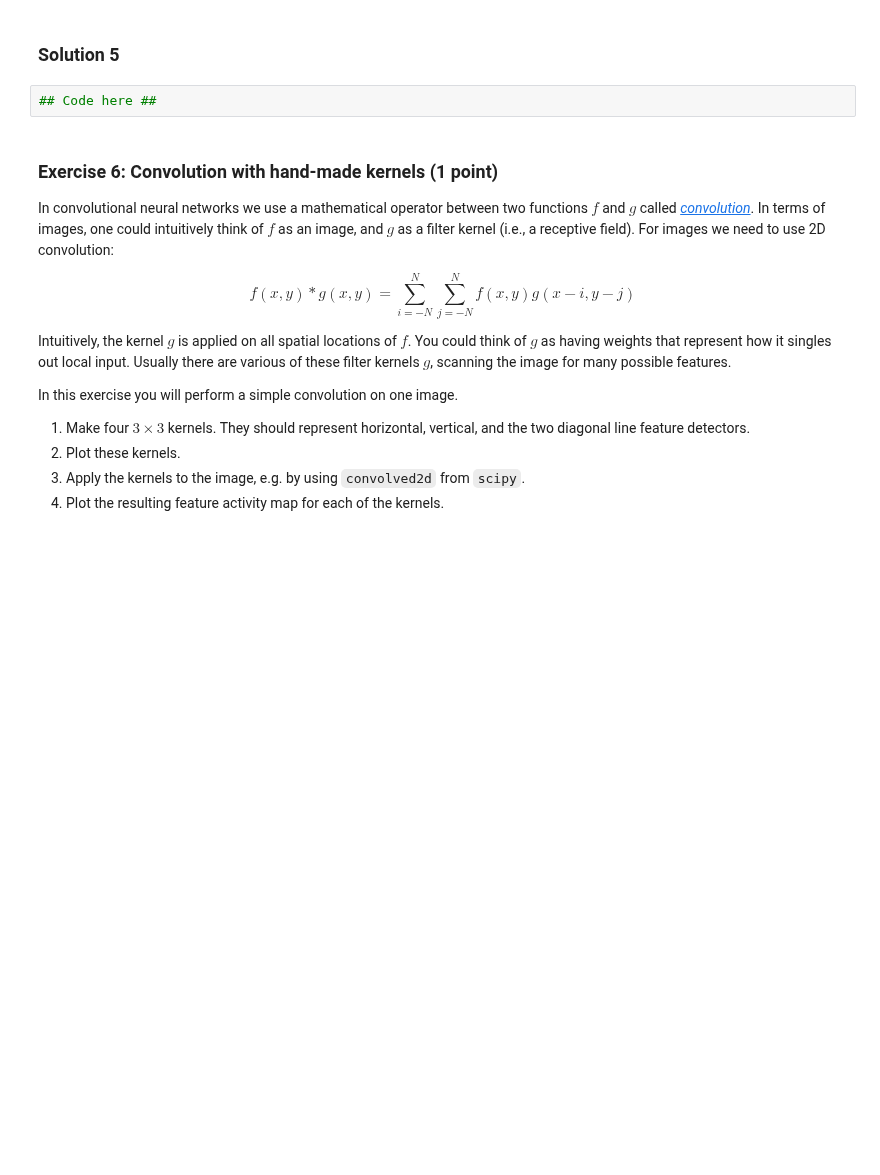
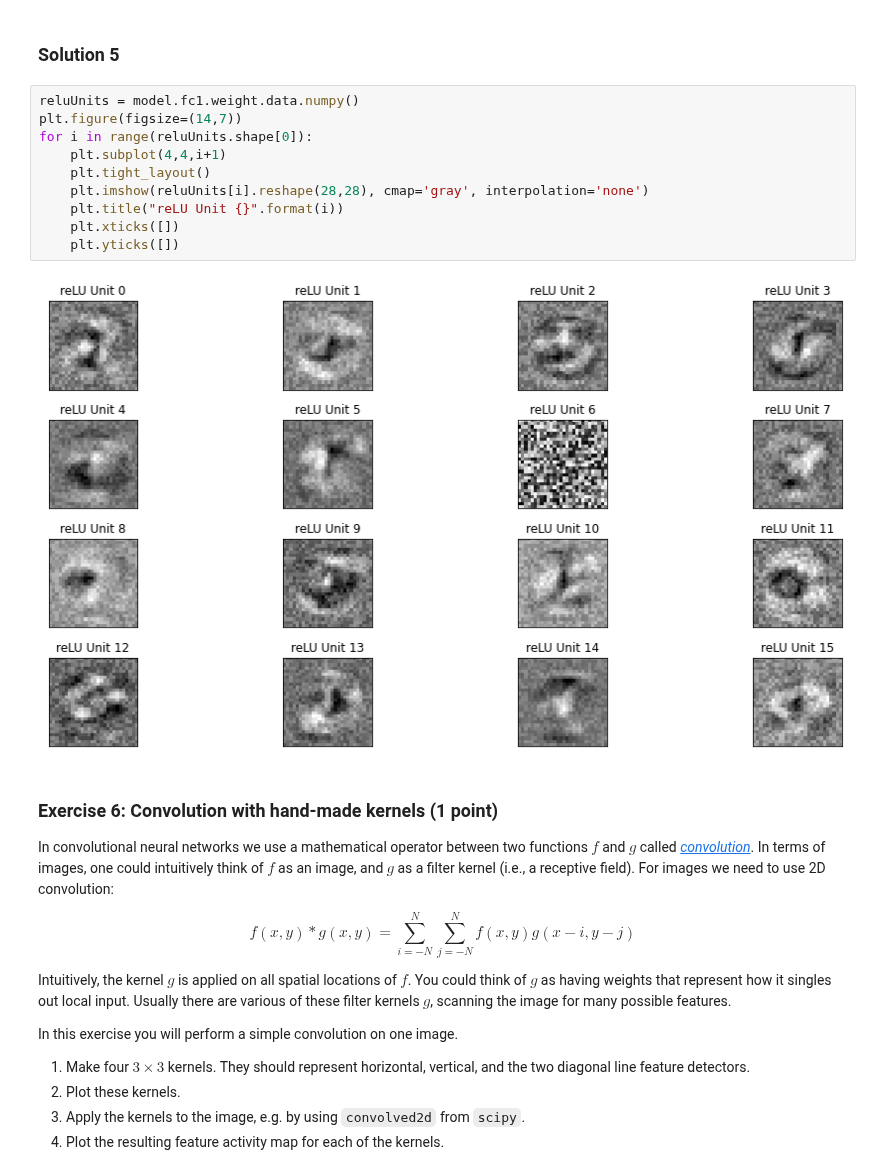
Before and after one commit to AjinkyaIndulkar/neural-networks-1920, a Jupyter notebook: P4 - Deep Learning/Chapter_06_deep_learning.ipynb, the cells around one changed output. Cells and saved outputs as stored; diff of their text form; blank space fills up the shorter version.

```diff
--- a/P4 - Deep Learning/Chapter_06_deep_learning.ipynb
+++ b/P4 - Deep Learning/Chapter_06_deep_learning.ipynb
@@ -160,8 +266,18 @@ Train the MLP using the MNIST dataset:
 The model's weights in a particular layer that the MLP has learned can be found in `model_name.layer_name.weight.data`. Plot the weights of the 16 ReLU units as 2D images.
 # %% [markdown]
 ### Solution 5
-# %%
-## Code here ##
+# %%
+reluUnits = model.fc1.weight.data.numpy()
+plt.figure(figsize=(14,7))
+for i in range(reluUnits.shape[0]):
+    plt.subplot(4,4,i+1)
+    plt.tight_layout()
+    plt.imshow(reluUnits[i].reshape(28,28), cmap='gray', interpolation='none')
+    plt.title("reLU Unit {}".format(i))
+    plt.xticks([])
+    plt.yticks([])
+# %% [output]
+[figure, added]
 # %% [markdown]
 ### Exercise 6: Convolution with hand-made kernels (1 point)
 In convolutional neural networks we use a mathematical operator between two functions $f$ and $g$ called [*convolution*](https://en.wikipedia.org/wiki/Convolution). In terms of images, one could intuitively think of $f$ as an image, and $g$ as a filter kernel (i.e., a receptive field). For images we need to use 2D convolution:
```
Also changed, not shown: parts of 16 cells of this notebook, 1 other file.
